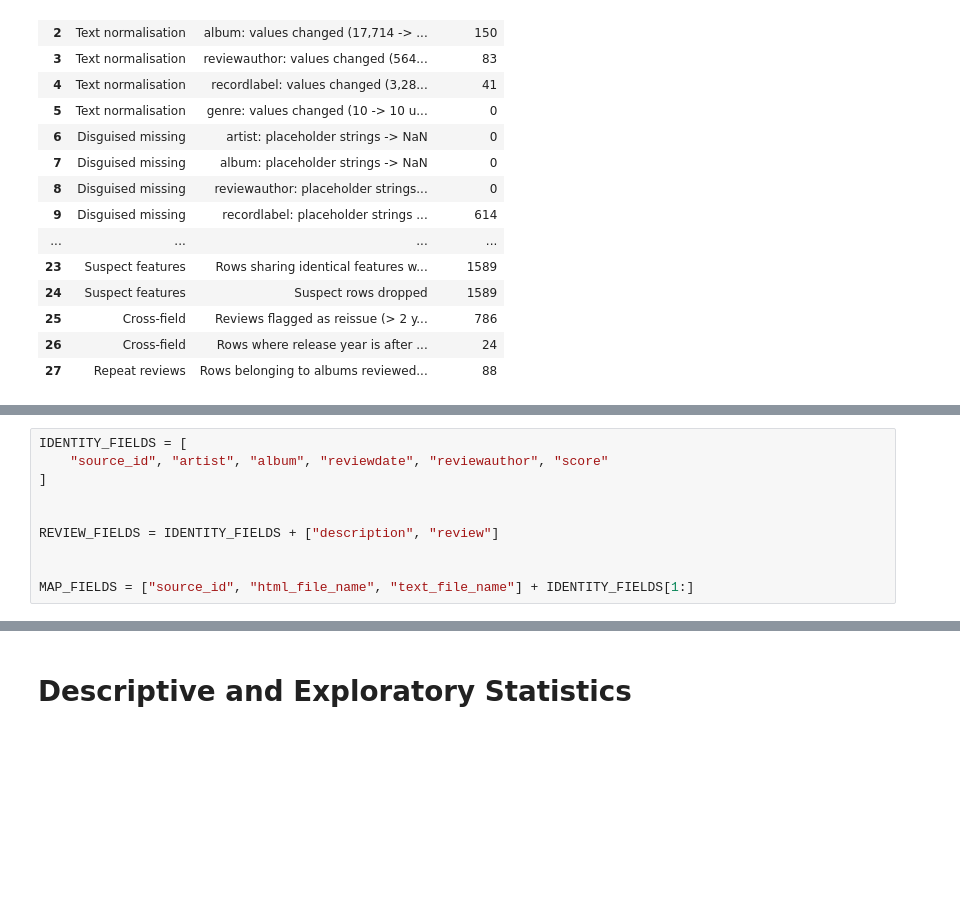
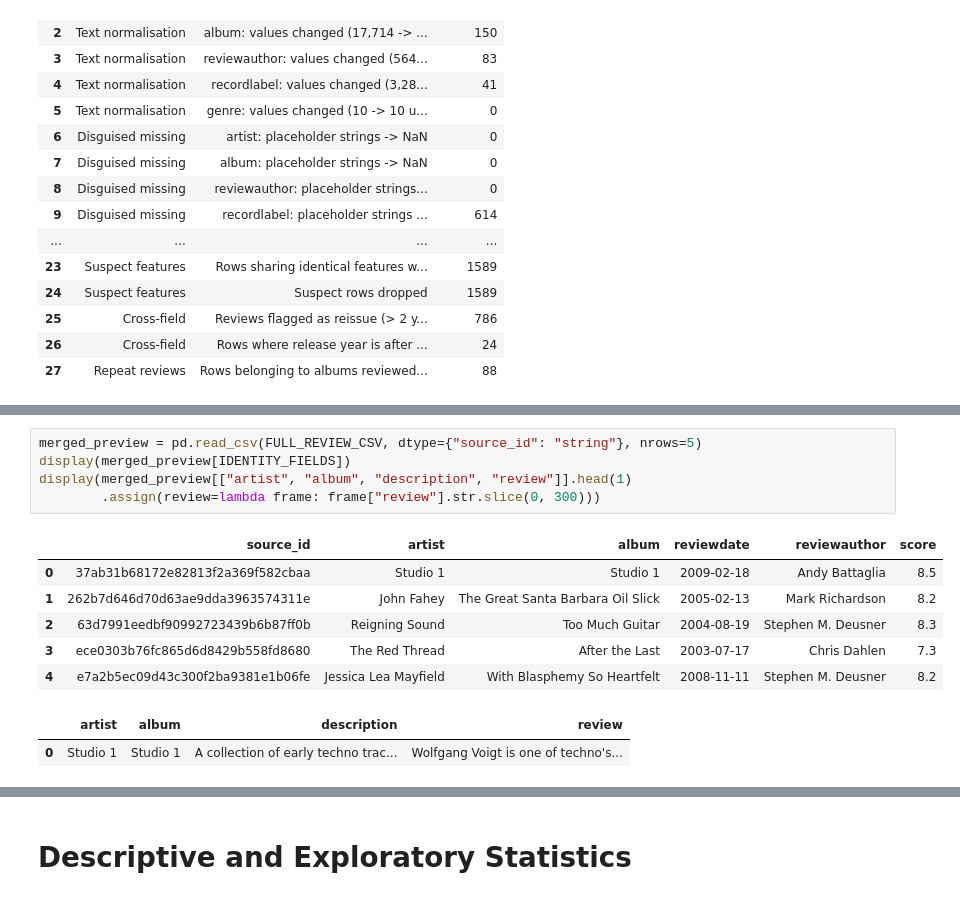
Before and after one commit to Oneplus-2997/objectively-reviewed-cos424, a Jupyter notebook: main_notebook.ipynb, the cells around one changed output, grey strips where cells are left out. Drawn from its saved outputs; the diff is of its cells as text; blank space fills up the shorter version.

```diff
--- a/main_notebook.ipynb
+++ b/main_notebook.ipynb
@@ -744,10 +706,0 @@ host and trailing slash, without tracking parameters or fragments. The first
-# %%
-IDENTITY_FIELDS = [
-    "source_id", "artist", "album", "reviewdate", "reviewauthor", "score"
-]
-
-
-REVIEW_FIELDS = IDENTITY_FIELDS + ["description", "review"]
-
-
-MAP_FIELDS = ["source_id", "html_file_name", "text_file_name"] + IDENTITY_FIELDS[1:]
@@ -1458,3 +933,17 @@ for row in merged[:5]:
+# %%
+merged_preview = pd.read_csv(FULL_REVIEW_CSV, dtype={"source_id": "string"}, nrows=5)
+display(merged_preview[IDENTITY_FIELDS])
+display(merged_preview[["artist", "album", "description", "review"]].head(1)
+        .assign(review=lambda frame: frame["review"].str.slice(0, 300)))
+# %% [output]
+|  | source_id | artist | album | reviewdate | reviewauthor | score |
+| 0 | 37ab31b68172e82813f2a369f582cbaa | Studio 1 | Studio 1 | 2009-02-18 | Andy Battaglia | 8.5 |
+| 1 | 262b7d646d70d63ae9dda3963574311e | John Fahey | The Great Santa Barbara Oil Slick | 2005-02-13 | Mark Richardson | 8.2 |
+| 2 | 63d7991eedbf90992723439b6b87ff0b | Reigning Sound | Too Much Guitar | 2004-08-19 | Stephen M. Deusner | 8.3 |
+| 3 | ece0303b76fc865d6d8429b558fd8680 | The Red Thread | After the Last | 2003-07-17 | Chris Dahlen | 7.3 |
+| 4 | e7a2b5ec09d43c300f2ba9381e1b06fe | Jessica Lea Mayfield | With Blasphemy So Heartfelt | 2008-11-11 | Stephen M. Deusner | 8.2 |
+|  | artist | album | description | review |
+| 0 | Studio 1 | Studio 1 | A collection of early techno trac... | Wolfgang Voigt is one of techno's... |
 # %% [markdown]
 ## 4. Check the completed workflow and find its outputs
 
```
Also changed, not shown: parts of 60 cells of this notebook.
